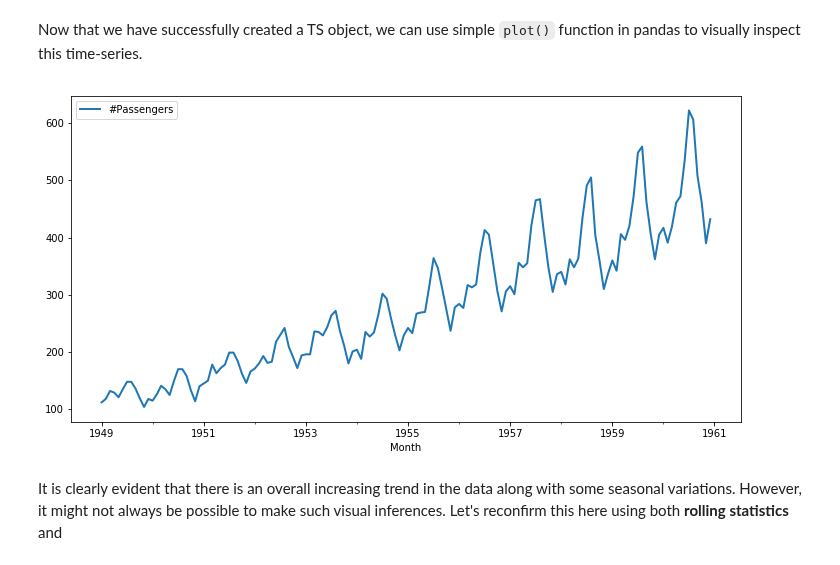
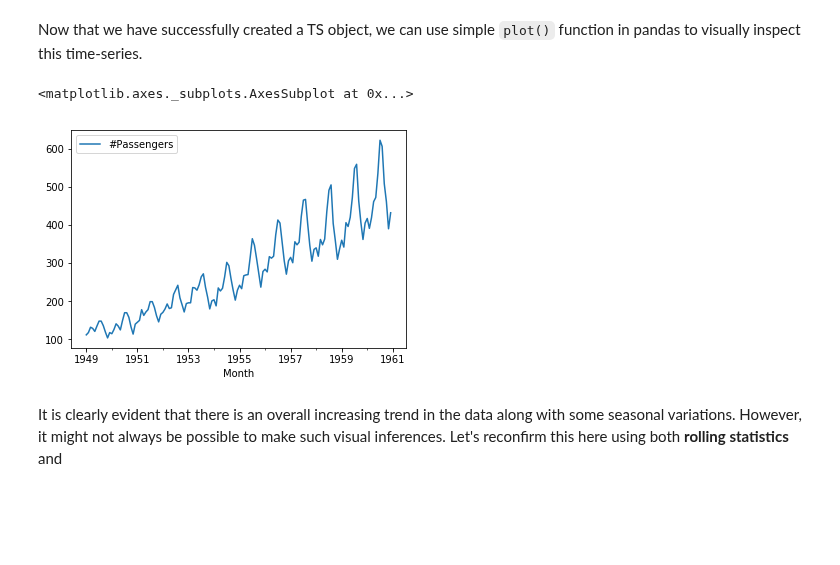
Before and after one commit to Pietrassyk/dsc-testing-for-trends-lab-nyc-ds-career-042219, a Jupyter notebook: index.ipynb, the cells around one changed output. Cells and saved outputs as stored; diff of their text form; code cells hidden in the pictures; blank space fills up the shorter version.

```diff
--- a/index.ipynb
+++ b/index.ipynb
@@ -97,8 +97,10 @@ DatetimeIndex(['1949-01-01', '1949-02-01', '1949-03-01', '1949-04-01',
 Now that we have successfully created a TS object, we can use simple `plot()` function in pandas to visually inspect this time-series.
 # %%
 # Plot the time series data
+df.plot();
 # %% [output]
+<matplotlib.axes._subplots.AxesSubplot at 0x...>
-[figure, old version]
+[figure, new version]
 # %% [markdown]
 It is clearly evident that there is an overall increasing trend in the data along with some seasonal variations. However, it might not always be possible to make such visual inferences. Let's reconfirm this here using both **rolling statistics** and
 # %% [markdown]
```
